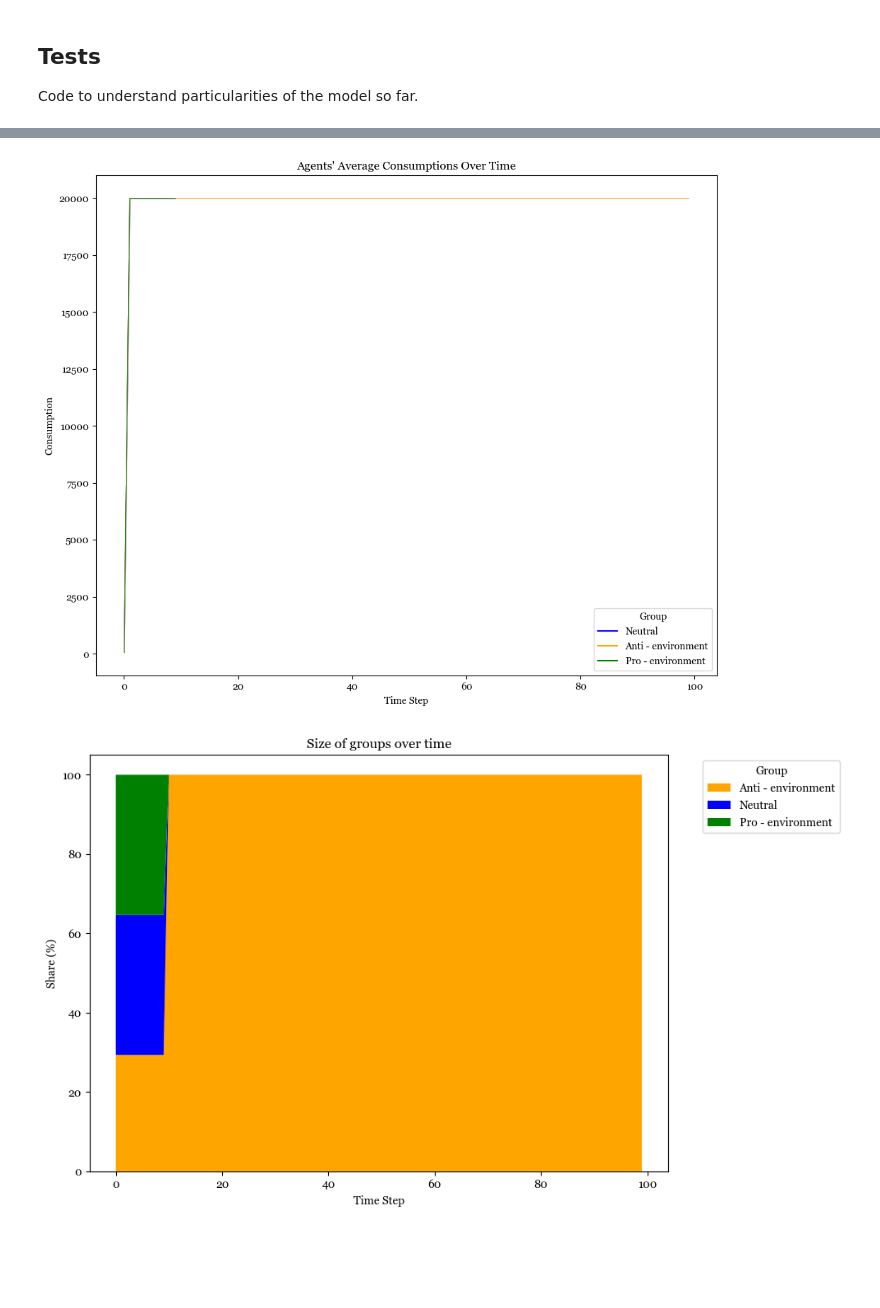
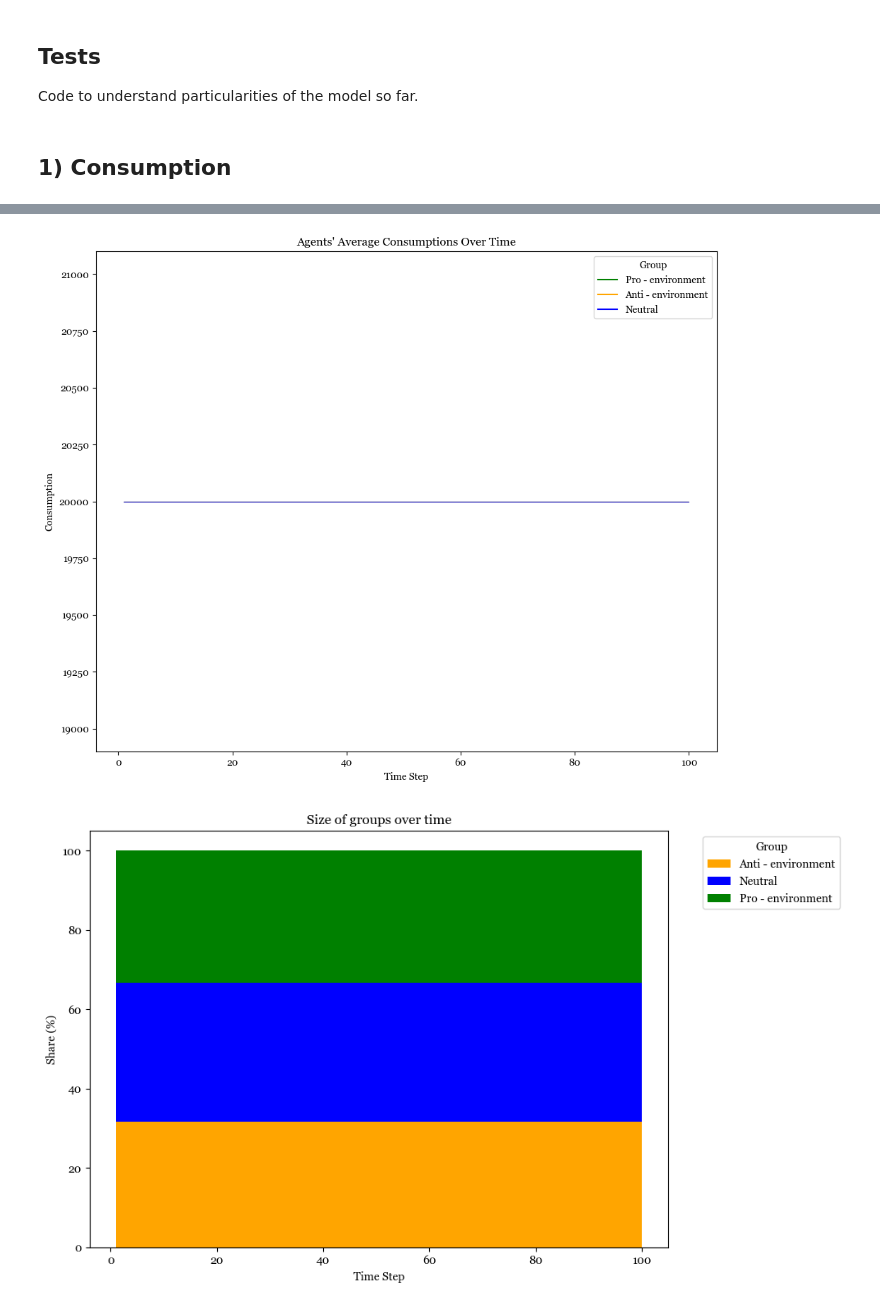
Before and after one commit to s-herrerag/enviromental_behavior_dynamics, a Jupyter notebook: tests.ipynb, the cells around one changed output, grey strips where cells are left out. Cells and saved outputs as stored; diff of their text form; code cells hidden in the pictures; blank space fills up the shorter version.

```diff
--- a/tests.ipynb
+++ b/tests.ipynb
@@ -28,8 +31,10 @@ random.seed(666)
+# %% [markdown]
+## 1) Consumption
 # %%
 # Set the number of agents and other parameters
 N = 300  # Number of agents
-lambda1 = 2/3
-lambda2 = 1/3
+lambda1 = 1
+lambda2 = 0
 alpha = 1
 beta = 2/3
 steps_convincement = 5
@@ -71,6 +76,7 @@ plt.xlabel("Time Step")
 plt.ylabel("Consumption (All agents)")
 plt.legend(title='Group', bbox_to_anchor=(1.05, 1), loc='upper left')
 plt.tight_layout()
+plt.savefig("consumption1_all_agents.pdf", bbox_inches = "tight")
 plt.show()
 
 
@@ -126,5 +132,6 @@ plt.xlabel("Time Step")
 plt.ylabel("Share (%)")
 plt.legend(title='Group', bbox_to_anchor=(1.05, 1), loc='upper left')
 plt.tight_layout()
+plt.savefig("consumption1_shares_groups.pdf", bbox_inches = "tight")
 plt.show()
 # %% [output]
@@ -134,2 +141,2 @@ plt.show()
-[figure, old version]
+[figure, new version]
-[figure, old version]
+[figure, new version]
```
Also changed, not shown: parts of 12 cells of this notebook, 18 other files.
